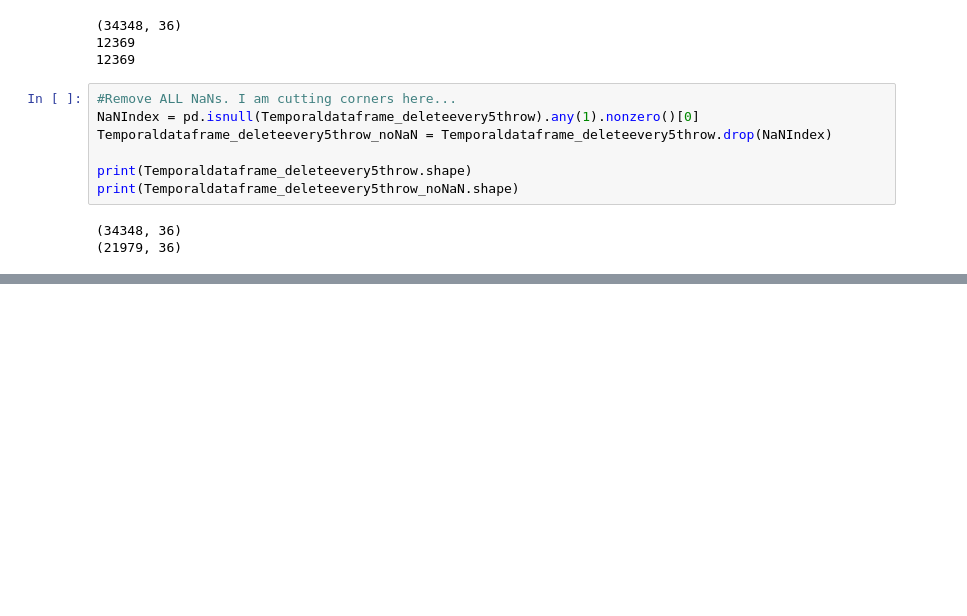
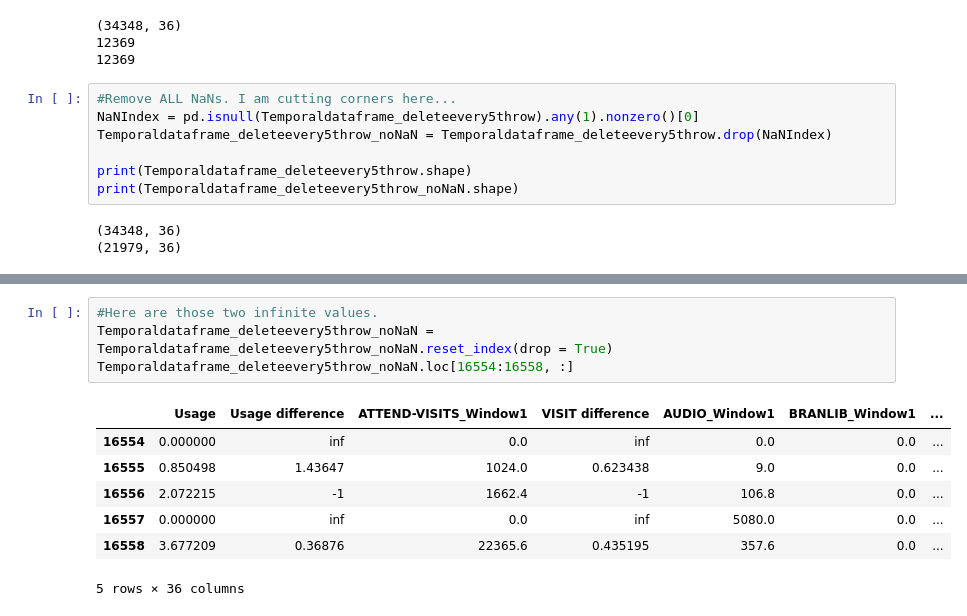
Before and after one commit to olgabane/Insight2019_LibraryProject, a Jupyter notebook: Library_Week2_Notebook3_ML#1.ipynb, the cells around one changed output, grey strips where cells are left out. Saved outputs shown, nothing was run; the diff lists cells and outputs as text; blank space fills up the shorter version.

```diff
--- a/Library_Week2_Notebook3_ML#1.ipynb
+++ b/Library_Week2_Notebook3_ML#1.ipynb
@@ -882,0 +963,12 @@ Temporaldataframe_deleteevery5throw_noNaN
+# %%
+#Here are those two infinite values.
+Temporaldataframe_deleteevery5throw_noNaN = Temporaldataframe_deleteevery5throw_noNaN.reset_index(drop = True)
+Temporaldataframe_deleteevery5throw_noNaN.loc[16554:16558, :]
+# %% [output]
+|  | Usage | Usage difference | ATTEND-VISITS_Window1 | VISIT difference | AUDIO_Window1 | BRANLIB_Window1 | ... |
+| 16554 | 0.000000 | inf | 0.0 | inf | 0.0 | 0.0 | ... |
+| 16555 | 0.850498 | 1.43647 | 1024.0 | 0.623438 | 9.0 | 0.0 | ... |
+| 16556 | 2.072215 | -1 | 1662.4 | -1 | 106.8 | 0.0 | ... |
+| 16557 | 0.000000 | inf | 0.0 | inf | 5080.0 | 0.0 | ... |
+| 16558 | 3.677209 | 0.36876 | 22365.6 | 0.435195 | 357.6 | 0.0 | ... |
+5 rows × 36 columns
```
Also changed, not shown: parts of 7 cells of this notebook.
